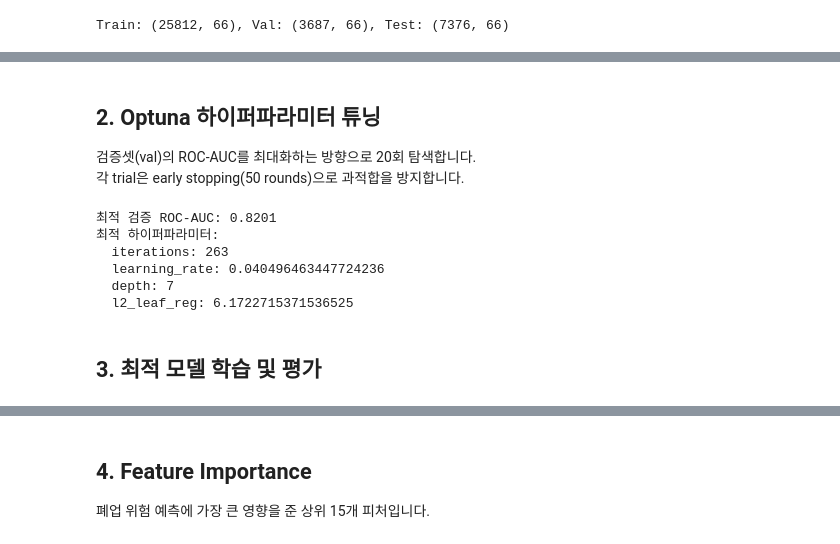
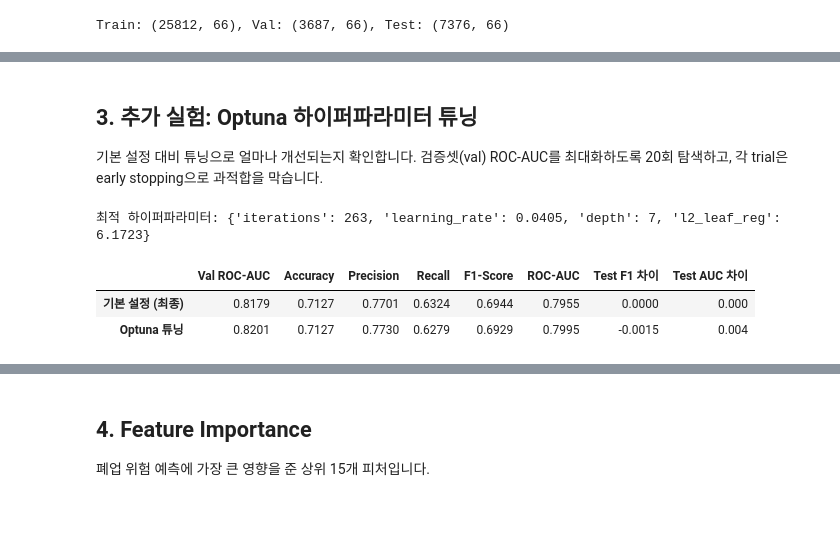
Before and after one commit to HyojungJ/Seoul-Store-Closure-Prediction, a Jupyter notebook: notebooks/05_catboost_final.ipynb, the cells around one changed output, grey strips where cells are left out. Saved outputs shown, nothing was run; the diff lists cells and outputs as text; code cells hidden in the pictures; blank space fills up the shorter version.

```diff
--- a/notebooks/05_catboost_final.ipynb
+++ b/notebooks/05_catboost_final.ipynb
@@ -47,0 +62,22 @@ Train: (25812, 66), Val: (3687, 66), Test: (7376, 66)
+# %%
+FINAL_PARAMS = dict(iterations=500, learning_rate=0.05, depth=6,
+                    cat_features=cat_idx, random_seed=SEED, verbose=0)
+
+final_model = CatBoostClassifier(**FINAL_PARAMS)
+final_model.fit(X_train, y_train)
+
+def evaluate(model, X, y):
+    proba = model.predict_proba(X)[:, 1]
+    pred = (proba >= 0.5).astype(int)
+    return {'Accuracy': accuracy_score(y, pred), 'Precision': precision_score(y, pred),
+            'Recall': recall_score(y, pred), 'F1-Score': f1_score(y, pred),
+            'ROC-AUC': roc_auc_score(y, proba)}, proba, pred
+
+final_metrics, y_proba, y_pred = evaluate(final_model, X_test, y_test)
+final_val_auc = roc_auc_score(y_val, final_model.predict_proba(X_val)[:, 1])
+
+print('=== 최종 모델 테스트 성능 ===')
+for k, v in final_metrics.items():
+    print(f'{k:9s}: {v:.4f}')
+print()
+print(classification_report(y_test, y_pred, target_names=['정상(0)', '위험(1)']))
@@ -48,36 +100,44 @@ Train: (25812, 66), Val: (3687, 66), Test: (7376, 66)
 # %% [markdown]
-## 2. Optuna 하이퍼파라미터 튜닝
+## 3. 추가 실험: Optuna 하이퍼파라미터 튜닝
 
-검증셋(val)의 ROC-AUC를 최대화하는 방향으로 20회 탐색합니다.
-각 trial은 early stopping(50 rounds)으로 과적합을 방지합니다.
+기본 설정 대비 튜닝으로 얼마나 개선되는지 확인합니다.
+검증셋(val) ROC-AUC를 최대화하도록 20회 탐색하고, 각 trial은 early stopping으로 과적합을 막습니다.
 # %%
 def objective(trial):
     params = {
         'iterations': trial.suggest_int('iterations', 200, 500),
         'learning_rate': trial.suggest_float('learning_rate', 0.02, 0.2, log=True),
         'depth': trial.suggest_int('depth', 4, 7),
         'l2_leaf_reg': trial.suggest_float('l2_leaf_reg', 1.0, 10.0),
         'random_seed': SEED, 'verbose': 0, 'cat_features': cat_idx,
     }
     model = CatBoostClassifier(**params)
     model.fit(X_train, y_train, eval_set=(X_val, y_val),
               early_stopping_rounds=30, verbose=0)
     return roc_auc_score(y_val, model.predict_proba(X_val)[:, 1])
 
 study = optuna.create_study(direction='maximize',
                             sampler=optuna.samplers.TPESampler(seed=SEED))
 study.optimize(objective, n_trials=20)
 
-print(f'최적 검증 ROC-AUC: {study.best_value:.4f}')
-print('최적 하이퍼파라미터:')
-for k, v in study.best_params.items():
-    print(f'  {k}: {v}')
+tuned_params = dict(study.best_params, random_seed=SEED, verbose=0, cat_features=cat_idx)
+tuned_model = CatBoostClassifier(**tuned_params)
+tuned_model.fit(X_train, y_train, eval_set=(X_val, y_val),
+                early_stopping_rounds=50, verbose=0)
+tuned_metrics, _, _ = evaluate(tuned_model, X_test, y_test)
+
+print('최적 하이퍼파라미터:', {k: round(v, 4) if isinstance(v, float) else v
+                            for k, v in study.best_params.items()})
+
+compare = pd.DataFrame({
+    '기본 설정 (최종)': {'Val ROC-AUC': final_val_auc, **final_metrics},
+    'Optuna 튜닝': {'Val ROC-AUC': study.best_value, **tuned_metrics},
+}).T
+compare['Test F1 차이'] = compare['F1-Score'] - compare.loc['기본 설정 (최종)', 'F1-Score']
+compare['Test AUC 차이'] = compare['ROC-AUC'] - compare.loc['기본 설정 (최종)', 'ROC-AUC']
+compare.round(4)
 # %% [output]
-최적 검증 ROC-AUC: 0.8201
-최적 하이퍼파라미터:
-  iterations: 263
-  learning_rate: 0.040496463447724236
-  depth: 7
-  l2_leaf_reg: 6.1722715371536525
+최적 하이퍼파라미터: {'iterations': 263, 'learning_rate': 0.0405, 'depth': 7, 'l2_leaf_reg': 6.1723}
+|  | Val ROC-AUC | Accuracy | Precision | Recall | F1-Score | ROC-AUC | Test F1 차이 | Test AUC 차이 |
+| 기본 설정 (최종) | 0.8179 | 0.7127 | 0.7701 | 0.6324 | 0.6944 | 0.7955 | 0.0000 | 0.000 |
+| Optuna 튜닝 | 0.8201 | 0.7127 | 0.7730 | 0.6279 | 0.6929 | 0.7995 | -0.0015 | 0.004 |
-# %% [markdown]
-## 3. 최적 모델 학습 및 평가
```
Also changed, not shown: parts of 17 cells of this notebook, 5 other files.
